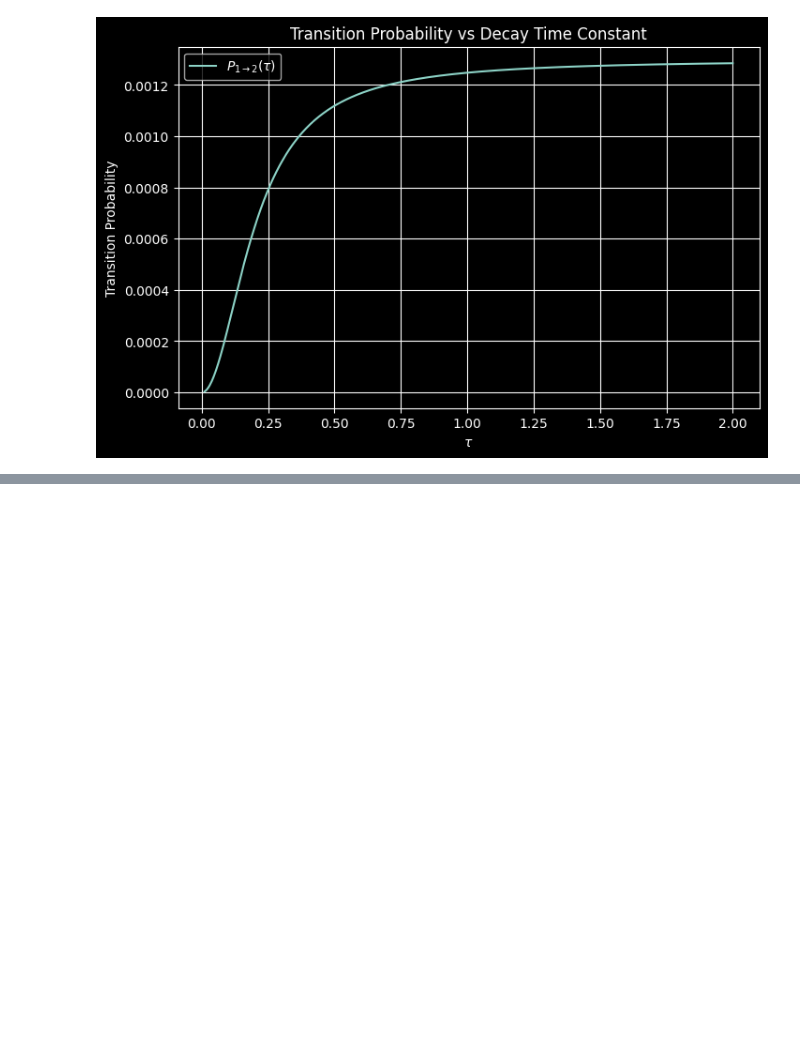
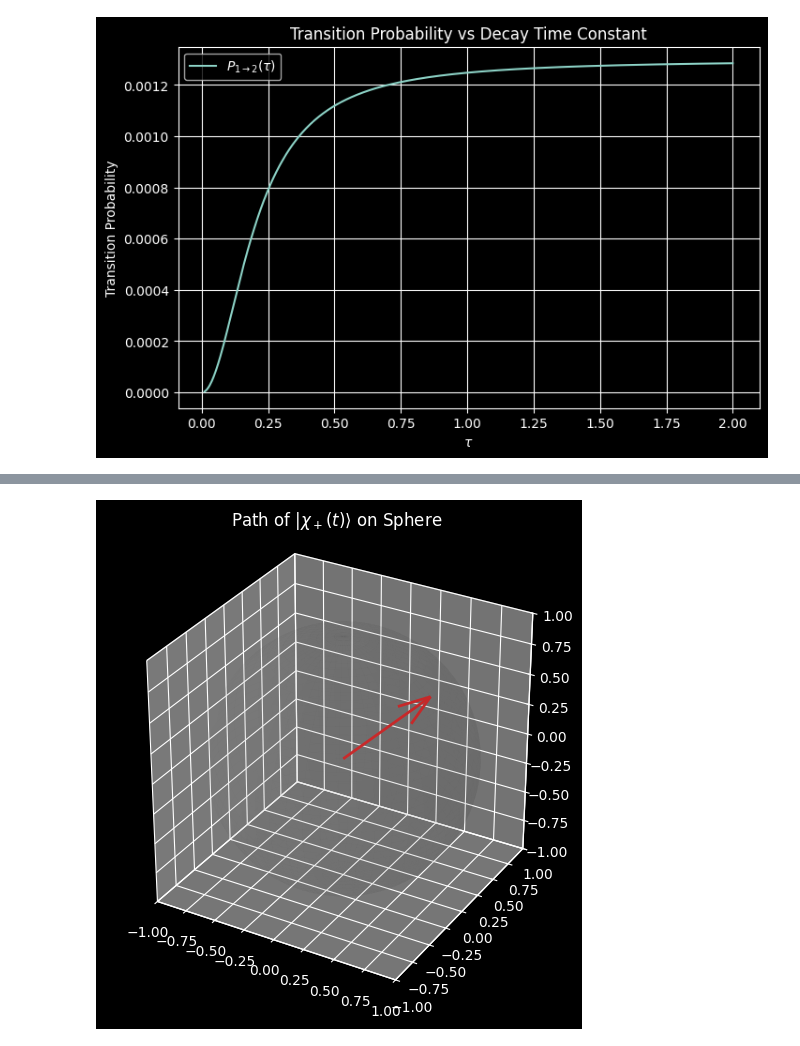
Before and after one commit to Aweymouth13/hwsolutions, a Jupyter notebook: Q_Computation_Morales/HW4/hw4.ipynb, the cells around one changed output, grey strips where cells are left out. Drawn from its saved outputs; the diff is of its cells as text; code cells hidden in the pictures; blank space fills up the shorter version.

Commit message:
update w graphs from p3 and p4 hw4

```diff
--- a/Q_Computation_Morales/HW4/hw4.ipynb
+++ b/Q_Computation_Morales/HW4/hw4.ipynb
@@ -285,0 +318,56 @@ $\displaystyle \begin{cases} \frac{256 L^{4} V_{0}^{2} \tau^{2}}{81 \pi^{4} \hba
+# %%
+#p4 berry phase viz
+
+#constants
+alpha = np.radians(45)   #cone angle (same as before)
+omega = 2 * np.pi        #angular velocity
+frames = 100
+t_vals = np.linspace(0, 2*np.pi/omega, frames)
+
+#bloch vector direction
+bloch_vectors = np.array([
+    [
+        np.sin(alpha) * np.cos(omega * t),
+        np.sin(alpha) * np.sin(omega * t),
+        np.cos(alpha)
+    ] for t in t_vals
+])
+
+#setup
+fig = plt.figure(figsize=(6, 6))
+ax = fig.add_subplot(111, projection='3d')
+ax.set_xlim([-1, 1])
+ax.set_ylim([-1, 1])
+ax.set_zlim([-1, 1])
+ax.set_box_aspect([1,1,1])
+ax.set_title('Path of $|\\chi_+(t)\\rangle$ on Sphere')
+
+#bloch sphere for ref
+u = np.linspace(0, 2*np.pi, 100)
+v = np.linspace(0, np.pi, 100)
+x = np.outer(np.cos(u), np.sin(v))
+y = np.outer(np.sin(u), np.sin(v))
+z = np.outer(np.ones(np.size(u)), np.cos(v))
+ax.plot_surface(x, y, z, alpha=0.05, color='gray')
+
+#plot initial vector
+vec = ax.quiver(0, 0, 0, *bloch_vectors[0], color='tab:red', linewidth=2)
+
+#path trace
+trace, = ax.plot([], [], [], color='tab:blue', lw=2)
+
+#update
+def update(frame):
+    global vec
+    vec.remove()
+    B = bloch_vectors[frame]
+    vec = ax.quiver(0, 0, 0, *B, color='tab:red', linewidth=2)
+    trace.set_data(bloch_vectors[:frame+1, 0], bloch_vectors[:frame+1, 1])
+    trace.set_3d_properties(bloch_vectors[:frame+1, 2])
+    return vec, trace
+
+#ani
+anim = FuncAnimation(fig, update, frames=frames, interval=100)
+anim.save('berry_phase_and_mag.gif', writer='pillow', fps=30)
+# %% [output]
+[figure, added]
```
Also changed, not shown: parts of 5 cells of this notebook, 5 other files.
